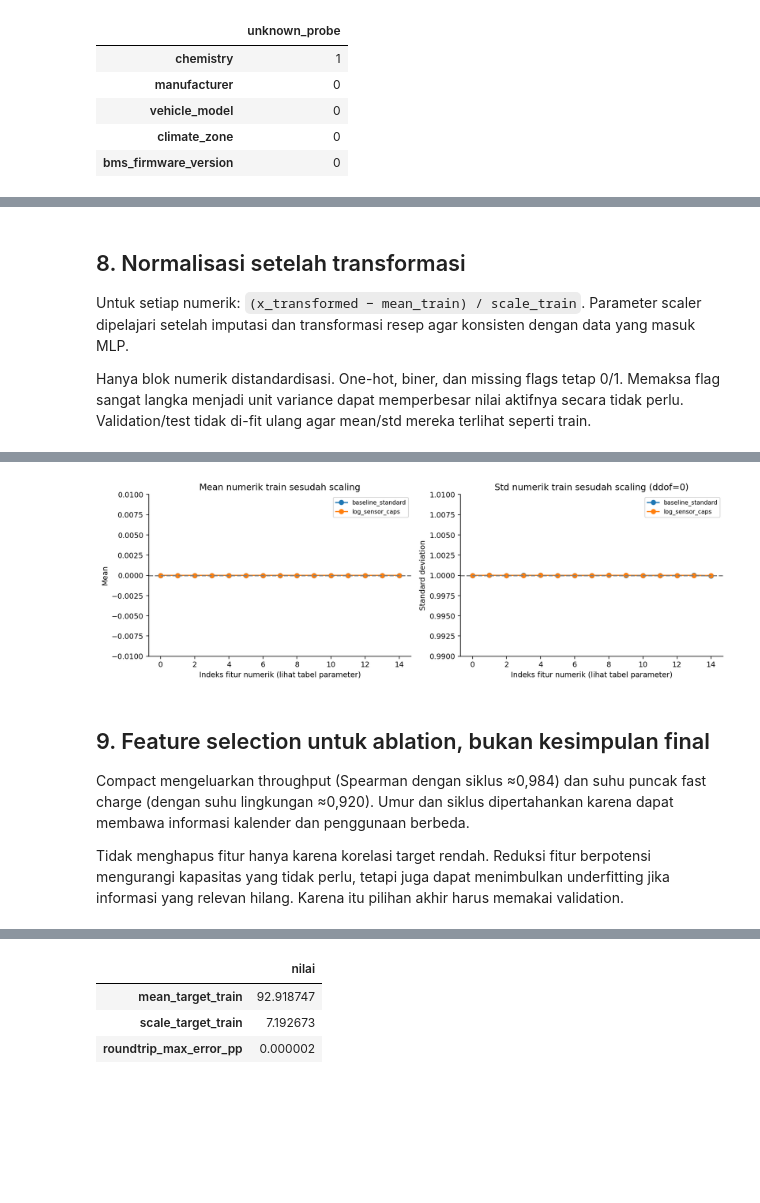
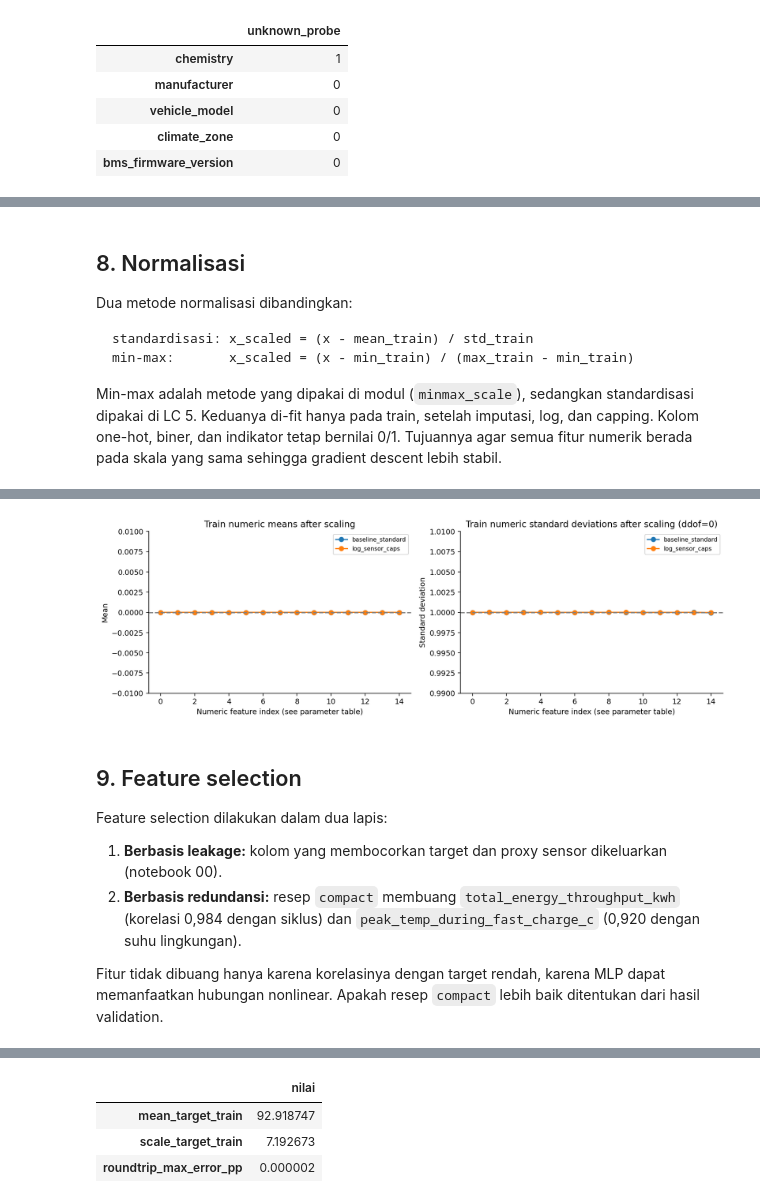
Before and after one commit to HUB37T/EV-Battery-Health, a Jupyter notebook: notebooks/02_preprocessing.ipynb, the cells around one changed output, grey strips where cells are left out. Drawn from its saved outputs; the diff is of its cells as text; code cells hidden in the pictures; blank space fills up the shorter version.

Commit message:
docs: rewrite notebook narratives in indonesian

````diff
--- a/notebooks/02_preprocessing.ipynb
+++ b/notebooks/02_preprocessing.ipynb
@@ -60,10 +68,17 @@ Full vs log/cap adalah perbandingan gabungan dua perubahan; tidak mengisolasi ef
 # %%
 specs = []
-for name,spec in result['settings']['recipes'].items():
-    prep = variants[name]['preprocessor']
-    specs.append({'recipe':name,'raw_features':len(prep.required_columns),'input_neurons':prep.n_features_out_,
-                  'dropped':', '.join(spec['drop_features']) or 'Tidak ada',
-                  'log':', '.join(spec['log_features']) or 'Tidak ada',
-                  'caps':', '.join(spec['clip_features']) or 'Tidak ada'})
+for name, spec in result["settings"]["recipes"].items():
+    prep = variants[name]["preprocessor"]
+    specs.append(
+        {
+            "recipe": name,
+            "raw_features": len(prep.required_columns),
+            "input_neurons": prep.n_features_out_,
+            "scaler": prep.scaler,
+            "dropped": ", ".join(spec["drop_features"]) or "Tidak ada",
+            "log": ", ".join(spec["log_features"]) or "Tidak ada",
+            "caps": ", ".join(spec["clip_features"]) or "Tidak ada",
+        }
+    )
 display(pd.DataFrame(specs))
 # %% [output]
@@ -256,18 +280,29 @@ show('01_before_after_train.png')
 # %% [markdown]
-## 8. Normalisasi setelah transformasi
+## 8. Normalisasi
 
-Untuk setiap numerik: `(x_transformed − mean_train) / scale_train`. Parameter scaler dipelajari setelah imputasi dan transformasi resep agar konsisten dengan data yang masuk MLP.
+Dua metode normalisasi dibandingkan:
 
-Hanya blok numerik distandardisasi. One-hot, biner, dan missing flags tetap 0/1. Memaksa flag sangat langka menjadi unit variance dapat memperbesar nilai aktifnya secara tidak perlu. Validation/test tidak di-fit ulang agar mean/std mereka terlihat seperti train.
+```text
+standardisasi: x_scaled = (x - mean_train) / std_train
+min-max:       x_scaled = (x - min_train) / (max_train - min_train)
+```
+
+Min-max adalah metode yang dipakai di modul (`minmax_scale`), sedangkan standardisasi dipakai di LC 5. Keduanya di-fit hanya pada train, setelah imputasi, log, dan capping. Kolom one-hot, biner, dan indikator tetap bernilai 0/1. Tujuannya agar semua fitur numerik berada pada skala yang sama sehingga gradient descent lebih stabil.
 # %%
 scale_rows = []
-for name,entry in variants.items():
-    prep = entry['preprocessor']
-    numeric = entry['train_X'][:,:len(prep.numeric_features)].astype(np.float64)
-    scale_rows.append({'recipe':name,'max_abs_numeric_mean_train':np.abs(numeric.mean(axis=0)).max(),
-                       'max_abs_std_minus_one_train':np.abs(numeric.std(axis=0,ddof=0)-1).max()})
-    assert np.abs(numeric.mean(axis=0)).max() < 1e-6
-    assert np.abs(numeric.std(axis=0,ddof=0)-1).max() < 1e-6
+for name, entry in variants.items():
+    prep = entry["preprocessor"]
+    numeric = entry["train_X"][:, : len(prep.numeric_features)].astype(np.float64)
+    row = {"recipe": name, "scaler": prep.scaler}
+    if prep.scaler == "standard":
+        row["max_abs_mean"] = np.abs(numeric.mean(axis=0)).max()
+        row["max_abs_std_minus_one"] = np.abs(numeric.std(axis=0, ddof=0) - 1).max()
+        assert row["max_abs_mean"] < 1e-6 and row["max_abs_std_minus_one"] < 1e-6
+    else:
+        row["min_train"] = numeric.min()
+        row["max_train"] = numeric.max()
+        assert np.isclose(numeric.min(axis=0), 0).all() and np.isclose(numeric.max(axis=0), 1).all()
+    scale_rows.append(row)
 display(pd.DataFrame(scale_rows))
-show('02_scaler_train_checks.png')
+show("02_scaler_train_checks.png")
 # %% [output]
@@ -278,9 +314,12 @@ show('02_scaler_train_checks.png')
-[figure, old version]
+[figure, new version]
 # %% [markdown]
-## 9. Feature selection untuk ablation, bukan kesimpulan final
+## 9. Feature selection
 
-Compact mengeluarkan throughput (Spearman dengan siklus ≈0,984) dan suhu puncak fast charge (dengan suhu lingkungan ≈0,920). Umur dan siklus dipertahankan karena dapat membawa informasi kalender dan penggunaan berbeda.
+Feature selection dilakukan dalam dua lapis:
 
-Tidak menghapus fitur hanya karena korelasi target rendah. Reduksi fitur berpotensi mengurangi kapasitas yang tidak perlu, tetapi juga dapat menimbulkan underfitting jika informasi yang relevan hilang. Karena itu pilihan akhir harus memakai validation.
+1. **Berbasis leakage:** kolom yang membocorkan target dan proxy sensor dikeluarkan (notebook 00).
+2. **Berbasis redundansi:** resep `compact` membuang `total_energy_throughput_kwh` (korelasi 0,984 dengan siklus) dan `peak_temp_during_fast_charge_c` (0,920 dengan suhu lingkungan).
+
+Fitur tidak dibuang hanya karena korelasinya dengan target rendah, karena MLP dapat memanfaatkan hubungan nonlinear. Apakah resep `compact` lebih baik ditentukan dari hasil validation.
 # %%
 dimensions = []
````
Also changed, not shown: parts of 30 cells of this notebook, 8 other files.
